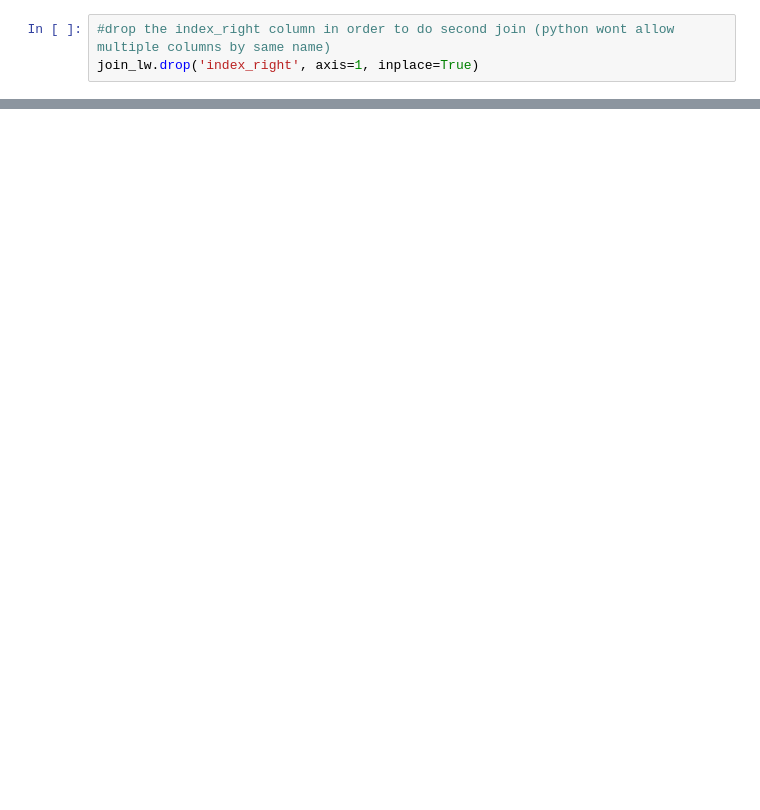
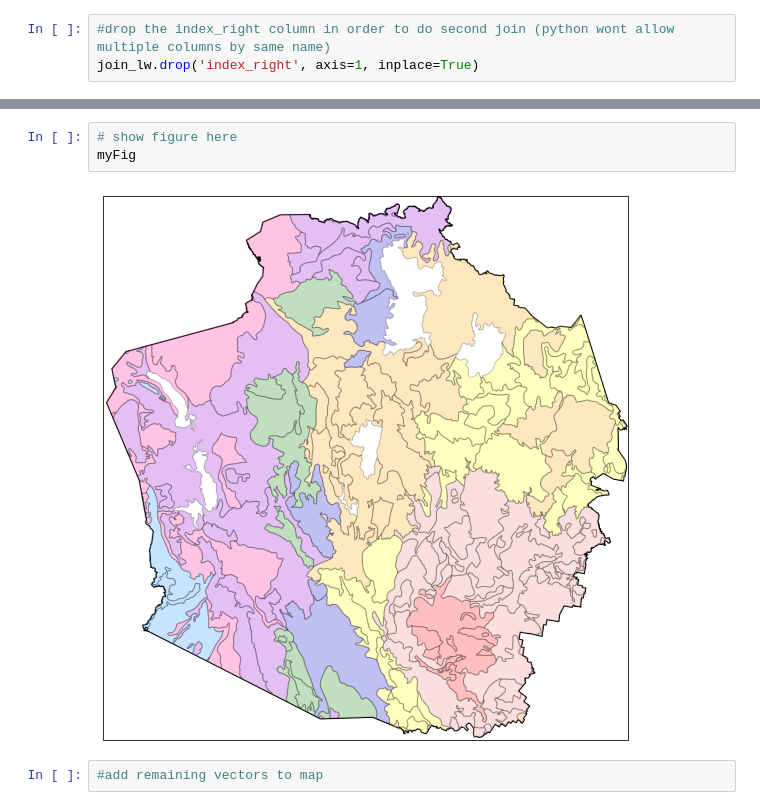
Before and after one commit to brandnewbolt/EGM722_Assessment, a Jupyter notebook: egm722_assess_a.ipynb, the cells around one changed output, grey strips where cells are left out. Cells and saved outputs as stored; diff of their text form; blank space fills up the shorter version.

```diff
--- a/egm722_assess_a.ipynb
+++ b/egm722_assess_a.ipynb
@@ -406,0 +485,7 @@ Name: LENGTH, Length: 147, dtype: float64
+# %%
+# show figure here
+myFig
+# %% [output]
+[figure, added]
+# %%
+#add remaining vectors to map
```
Also changed, not shown: parts of 32 cells of this notebook, 14 other files.
